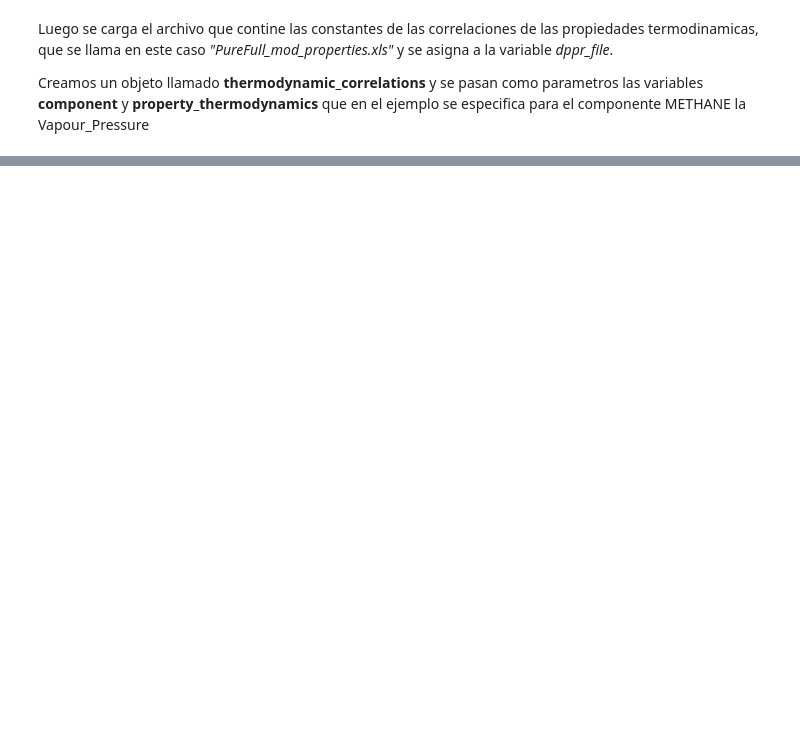
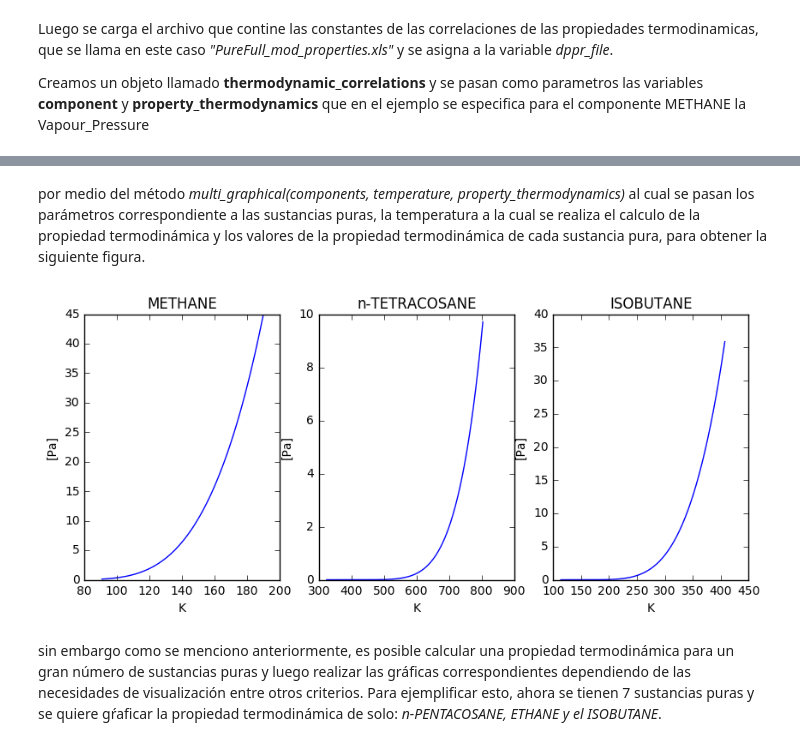
Before and after one commit to pysg/pyther, a Jupyter notebook: thermodynamic_correlations.ipynb, the cells around one changed output, grey strips where cells are left out. Drawn from its saved outputs; the diff is of its cells as text; code cells hidden in the pictures; blank space fills up the shorter version.

Commit message:
thermodynamics correlations

```diff
--- a/thermodynamic_correlations.ipynb
+++ b/thermodynamic_correlations.ipynb
@@ -86,0 +152,15 @@ thermodynamic_correlations.graphical(temperature_vapour, Vapour_Pressure, proper
+# %%
+components = ["METHANE", "n-TETRACOSANE", "ISOBUTANE"]
+property_thermodynamics = "Vapour_Pressure"
+
+Vapour_Pressure = thermodynamic_correlations.property_cal(components, property_thermodynamics)
+temperature_vapour = thermodynamic_correlations.temperature
+# %% [markdown]
+por medio del método *multi_graphical(components, temperature, property_thermodynamics)* al cual se pasan los parámetros correspondiente a las sustancias puras, la temperatura a la cual se realiza el calculo de la propiedad termodinámica y los valores de la propiedad termodinámica de cada sustancia pura, para obtener la siguiente figura.
+# %%
+
+thermodynamic_correlations.multi_graphical(components, temperature_vapour, Vapour_Pressure)
+# %% [output]
+[figure, added]
+# %% [markdown]
+sin embargo como se menciono anteriormente, es posible calcular una propiedad termodinámica para un gran número de sustancias puras y luego realizar las gráficas correspondientes dependiendo de las necesidades de visualización entre otros criterios. Para ejemplificar esto, ahora se tienen 7 sustancias puras y se quiere gŕaficar la propiedad termodinámica de solo: *n-PENTACOSANE, ETHANE y el ISOBUTANE*.
```
Also changed, not shown: parts of 53 cells of this notebook, 1 other file.
